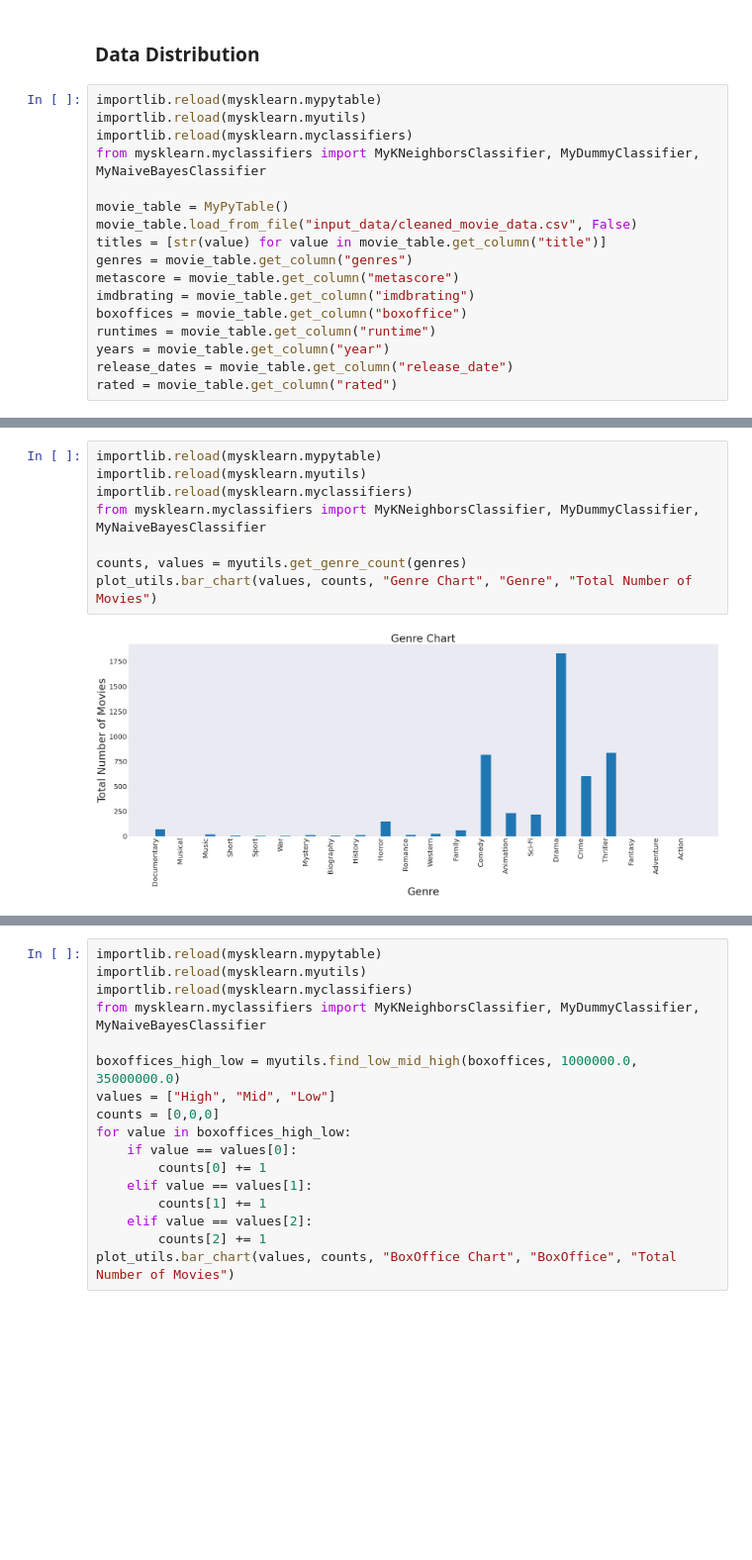
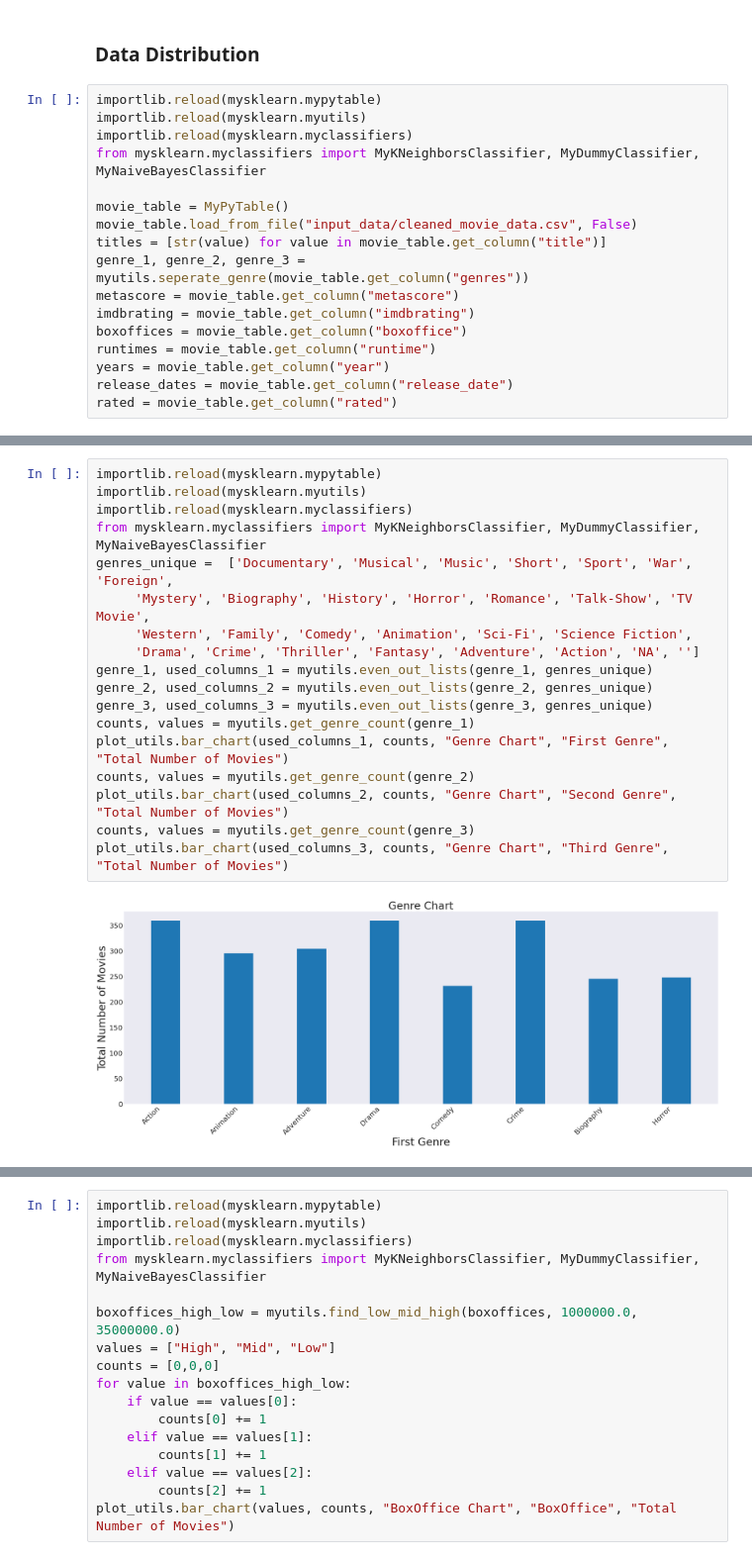
Before and after one commit to tbech12/CPSC322-Final-Project, a Jupyter notebook: project.ipynb, the cells around one changed output, grey strips where cells are left out. Shown: that part at 99% size. Cells and saved outputs as stored; diff of their text form; blank space fills up the shorter version.

Commit message:
better graphs and genre stuff

```diff
--- a/project.ipynb
+++ b/project.ipynb
@@ -45,7 +45,7 @@ from mysklearn.myclassifiers import MyKNeighborsClassifier, MyDummyClassifier, M
 movie_table = MyPyTable()
 movie_table.load_from_file("input_data/cleaned_movie_data.csv", False)
 titles = [str(value) for value in movie_table.get_column("title")]
-genres = movie_table.get_column("genres")
+genre_1, genre_2, genre_3 = myutils.seperate_genre(movie_table.get_column("genres"))
 metascore = movie_table.get_column("metascore")
 imdbrating = movie_table.get_column("imdbrating")
 boxoffices = movie_table.get_column("boxoffice")
@@ -66,10 +66,20 @@ plot_utils.bar_chart(values, counts, "Rated Chart", "Rated", "Total Number of Mo
-# %%
-importlib.reload(mysklearn.mypytable)
-importlib.reload(mysklearn.myutils)
-importlib.reload(mysklearn.myclassifiers)
-from mysklearn.myclassifiers import MyKNeighborsClassifier, MyDummyClassifier, MyNaiveBayesClassifier
-
-counts, values = myutils.get_genre_count(genres)
-plot_utils.bar_chart(values, counts, "Genre Chart", "Genre", "Total Number of Movies")
-# %% [output]
-[figure, removed]
+# %%
+importlib.reload(mysklearn.mypytable)
+importlib.reload(mysklearn.myutils)
+importlib.reload(mysklearn.myclassifiers)
+from mysklearn.myclassifiers import MyKNeighborsClassifier, MyDummyClassifier, MyNaiveBayesClassifier
+genres_unique =  ['Documentary', 'Musical', 'Music', 'Short', 'Sport', 'War', 'Foreign',
+     'Mystery', 'Biography', 'History', 'Horror', 'Romance', 'Talk-Show', 'TV Movie',
+     'Western', 'Family', 'Comedy', 'Animation', 'Sci-Fi', 'Science Fiction',
+     'Drama', 'Crime', 'Thriller', 'Fantasy', 'Adventure', 'Action', 'NA', '']
+genre_1, used_columns_1 = myutils.even_out_lists(genre_1, genres_unique)
+genre_2, used_columns_2 = myutils.even_out_lists(genre_2, genres_unique)
+genre_3, used_columns_3 = myutils.even_out_lists(genre_3, genres_unique)
+counts, values = myutils.get_genre_count(genre_1)
+plot_utils.bar_chart(used_columns_1, counts, "Genre Chart", "First Genre", "Total Number of Movies")
+counts, values = myutils.get_genre_count(genre_2)
+plot_utils.bar_chart(used_columns_2, counts, "Genre Chart", "Second Genre", "Total Number of Movies")
+counts, values = myutils.get_genre_count(genre_3)
+plot_utils.bar_chart(used_columns_3, counts, "Genre Chart", "Third Genre", "Total Number of Movies")
+# %% [output]
+[figure, added]
```
Also changed, not shown: parts of 4 cells of this notebook, 4 other files.
